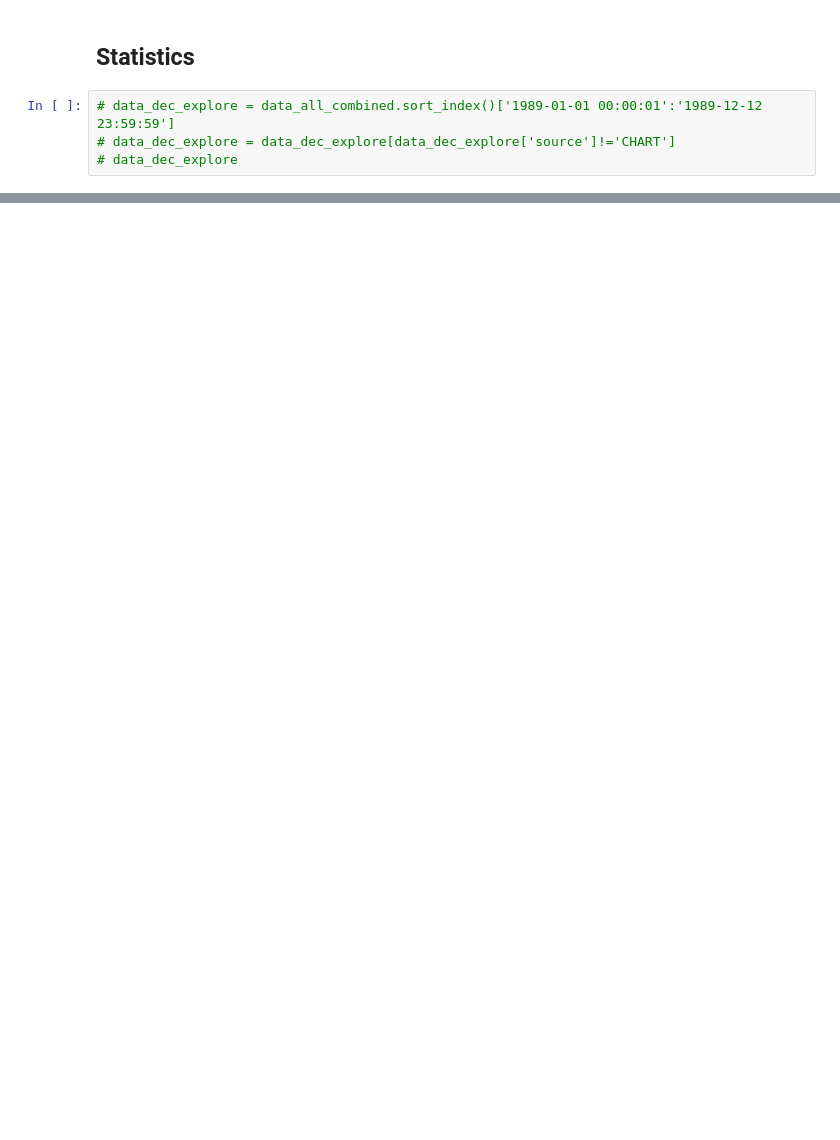
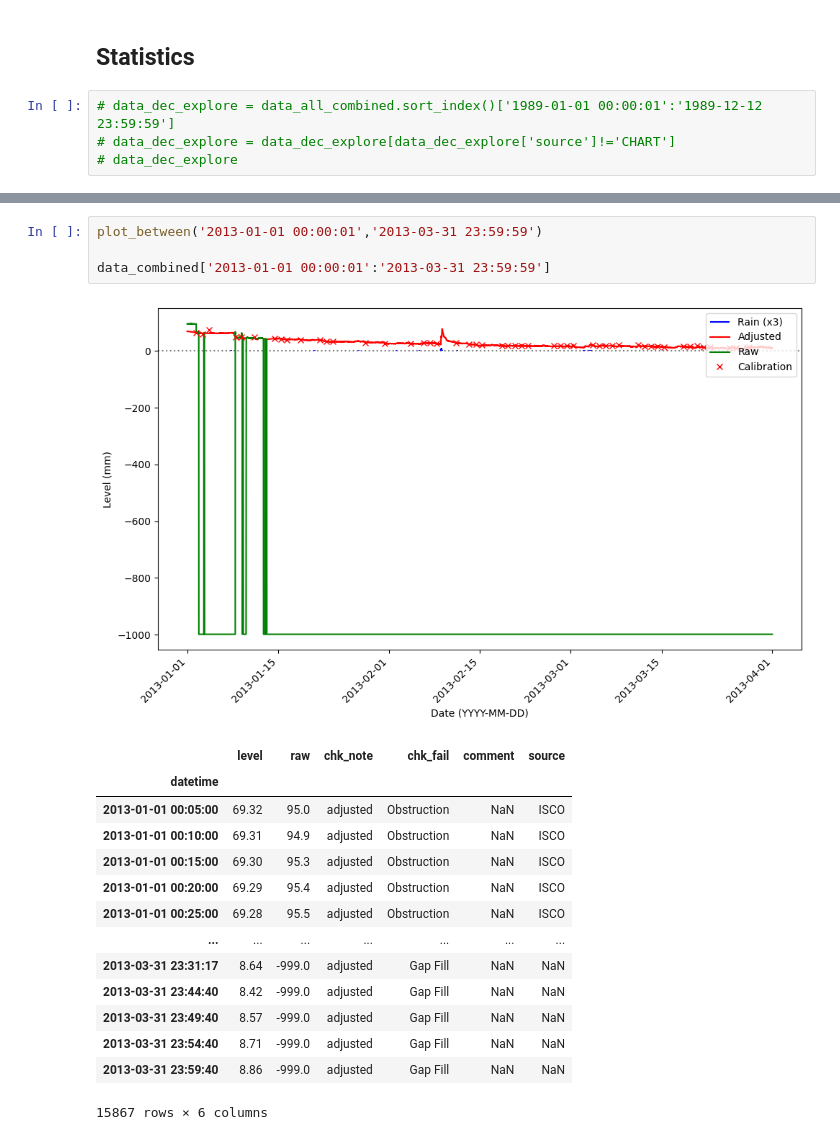
Before and after one commit to gmcginnis/info-698-capstone, a Jupyter notebook: 01_eda.ipynb, the cells around one changed output, grey strips where cells are left out. Drawn from its saved outputs; the diff is of its cells as text; blank space fills up the shorter version.

```diff
--- a/01_eda.ipynb
+++ b/01_eda.ipynb
@@ -501,0 +473,20 @@ plt.legend(loc = 'upper right')
+# %%
+plot_between('2013-01-01 00:00:01','2013-03-31 23:59:59')
+
+data_combined['2013-01-01 00:00:01':'2013-03-31 23:59:59']
+# %% [output]
+[figure, added]
+|  | level | raw | chk_note | chk_fail | comment | source |
+| datetime |  |  |  |  |  |  |
+| 2013-01-01 00:05:00 | 69.32 | 95.0 | adjusted | Obstruction | NaN | ISCO |
+| 2013-01-01 00:10:00 | 69.31 | 94.9 | adjusted | Obstruction | NaN | ISCO |
+| 2013-01-01 00:15:00 | 69.30 | 95.3 | adjusted | Obstruction | NaN | ISCO |
+| 2013-01-01 00:20:00 | 69.29 | 95.4 | adjusted | Obstruction | NaN | ISCO |
+| 2013-01-01 00:25:00 | 69.28 | 95.5 | adjusted | Obstruction | NaN | ISCO |
+| ... | ... | ... | ... | ... | ... | ... |
+| 2013-03-31 23:31:17 | 8.64 | -999.0 | adjusted | Gap Fill | NaN | NaN |
+| 2013-03-31 23:44:40 | 8.42 | -999.0 | adjusted | Gap Fill | NaN | NaN |
+| 2013-03-31 23:49:40 | 8.57 | -999.0 | adjusted | Gap Fill | NaN | NaN |
+| 2013-03-31 23:54:40 | 8.71 | -999.0 | adjusted | Gap Fill | NaN | NaN |
+| 2013-03-31 23:59:40 | 8.86 | -999.0 | adjusted | Gap Fill | NaN | NaN |
+15867 rows × 6 columns
```
Also changed, not shown: parts of 11 cells of this notebook.
